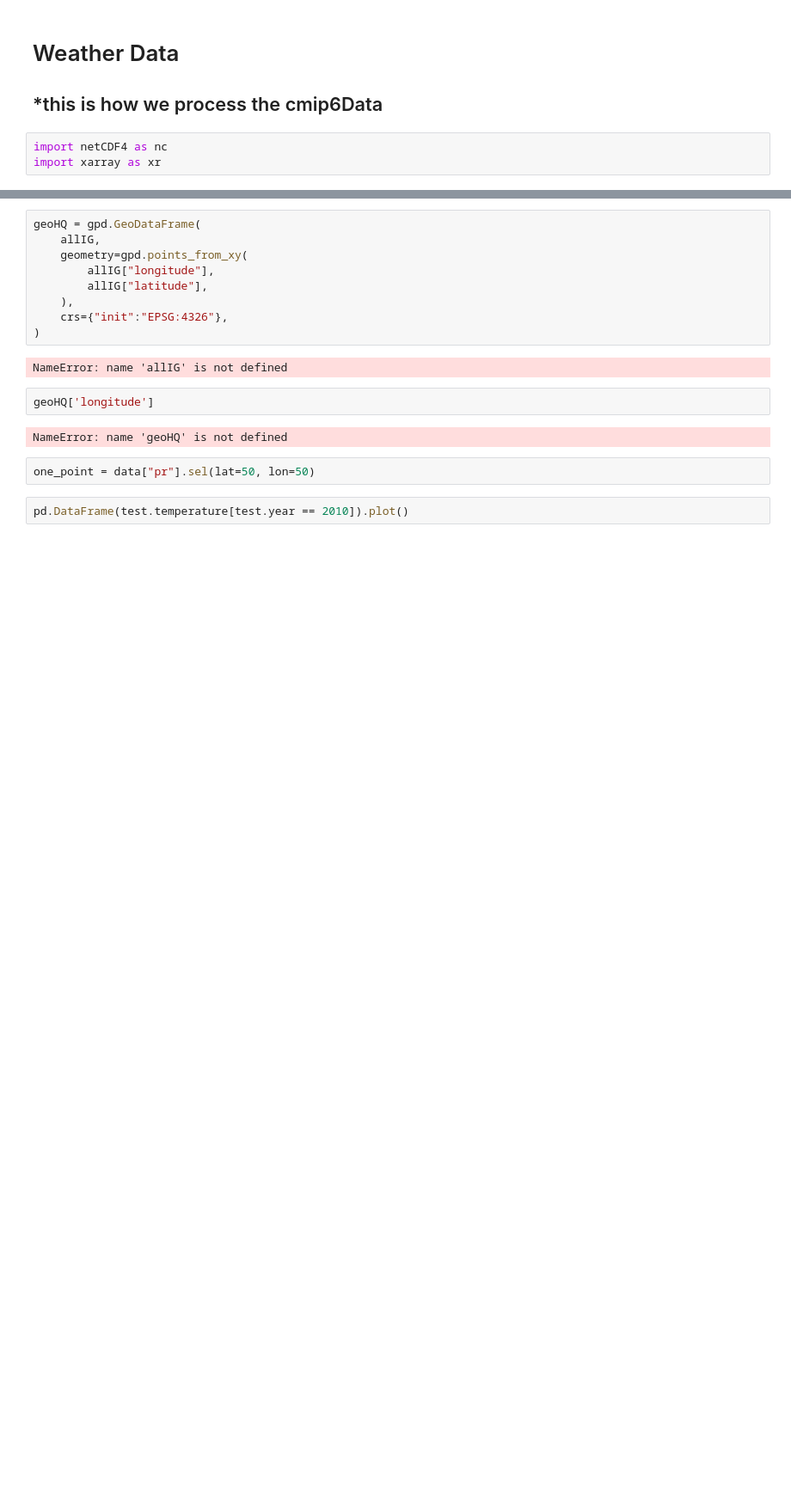
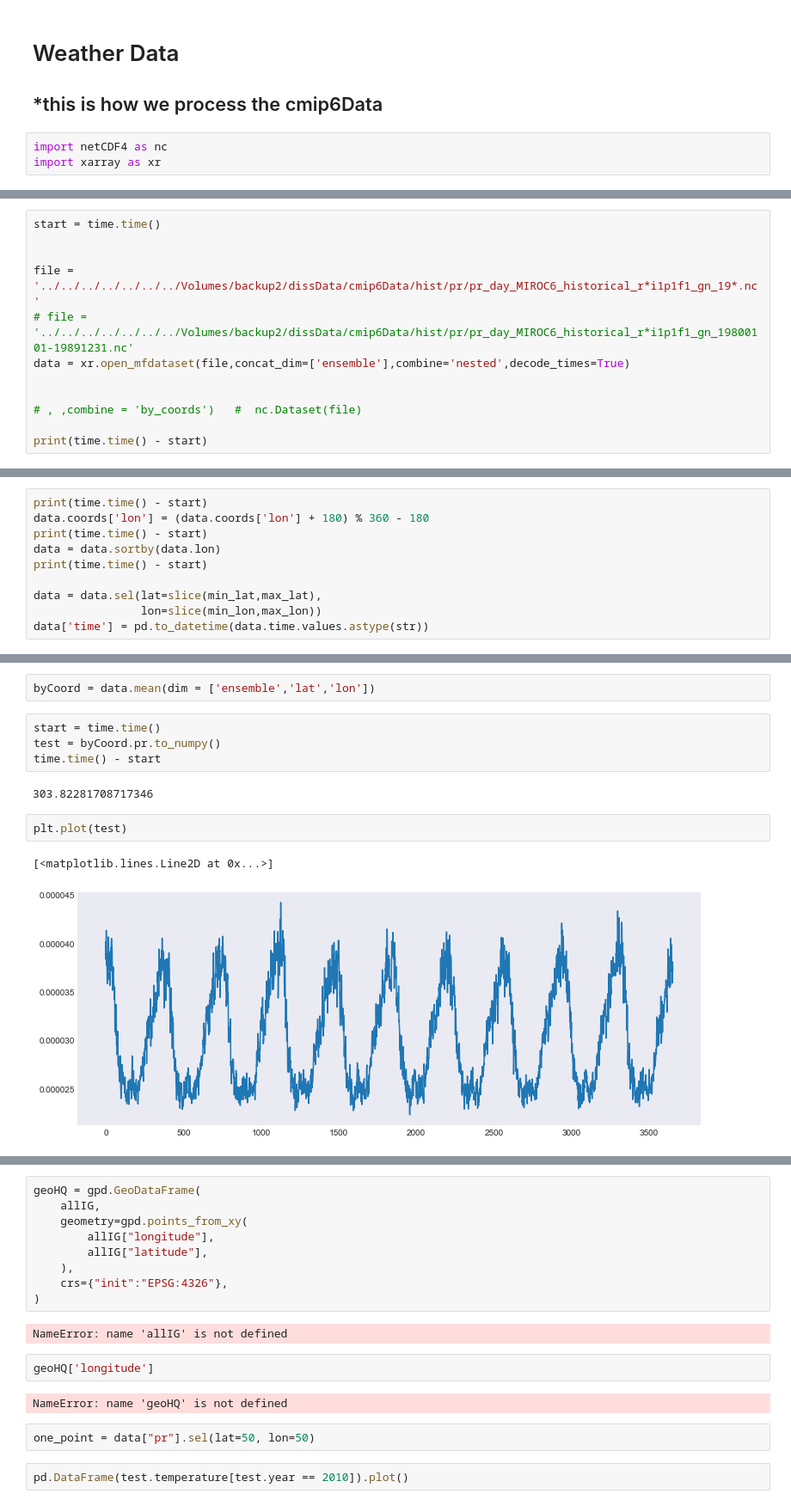
Before and after one commit to brianreed21/extremes, a Jupyter notebook: extremesCleaningCode/cmip6Processing.ipynb, the cells around one changed output, grey strips where cells are left out. Shown at 86% size. Saved outputs shown, nothing was run; the diff lists cells and outputs as text; blank space fills up the shorter version.

Commit message:
closer to final cleaning stuff, with some climate data processing as well

```diff
--- a/extremesCleaningCode/cmip6Processing.ipynb
+++ b/extremesCleaningCode/cmip6Processing.ipynb
@@ -51,0 +81,12 @@ data = xr.open_dataset(file)   #  nc.Dataset(file)
+# %%
+start = time.time()
+
+
+file = '../../../../../../../Volumes/backup2/dissData/cmip6Data/hist/pr/pr_day_MIROC6_historical_r*i1p1f1_gn_19*.nc'
+# file = '../../../../../../../Volumes/backup2/dissData/cmip6Data/hist/pr/pr_day_MIROC6_historical_r*i1p1f1_gn_19800101-19891231.nc'
+data = xr.open_mfdataset(file,concat_dim=['ensemble'],combine='nested',decode_times=True)
+
+
+# , ,combine = 'by_coords')   #  nc.Dataset(file)
+
+print(time.time() - start)
@@ -51,0 +95,10 @@ data = xr.open_dataset(file)   #  nc.Dataset(file)
+# %%
+print(time.time() - start)
+data.coords['lon'] = (data.coords['lon'] + 180) % 360 - 180
+print(time.time() - start)
+data = data.sortby(data.lon)
+print(time.time() - start)
+
+data = data.sel(lat=slice(min_lat,max_lat),
+                lon=slice(min_lon,max_lon))
+data['time'] = pd.to_datetime(data.time.values.astype(str))
@@ -51,0 +179,13 @@ data = xr.open_dataset(file)   #  nc.Dataset(file)
+# %%
+byCoord = data.mean(dim = ['ensemble','lat','lon'])
+# %%
+start = time.time()
+test = byCoord.pr.to_numpy()
+time.time() - start
+# %% [output]
+303.82281708717346
+# %%
+plt.plot(test)
+# %% [output]
+[<matplotlib.lines.Line2D at 0x...>]
+[figure, added]
```
Also changed, not shown: parts of 19 cells of this notebook, 2 other files.
